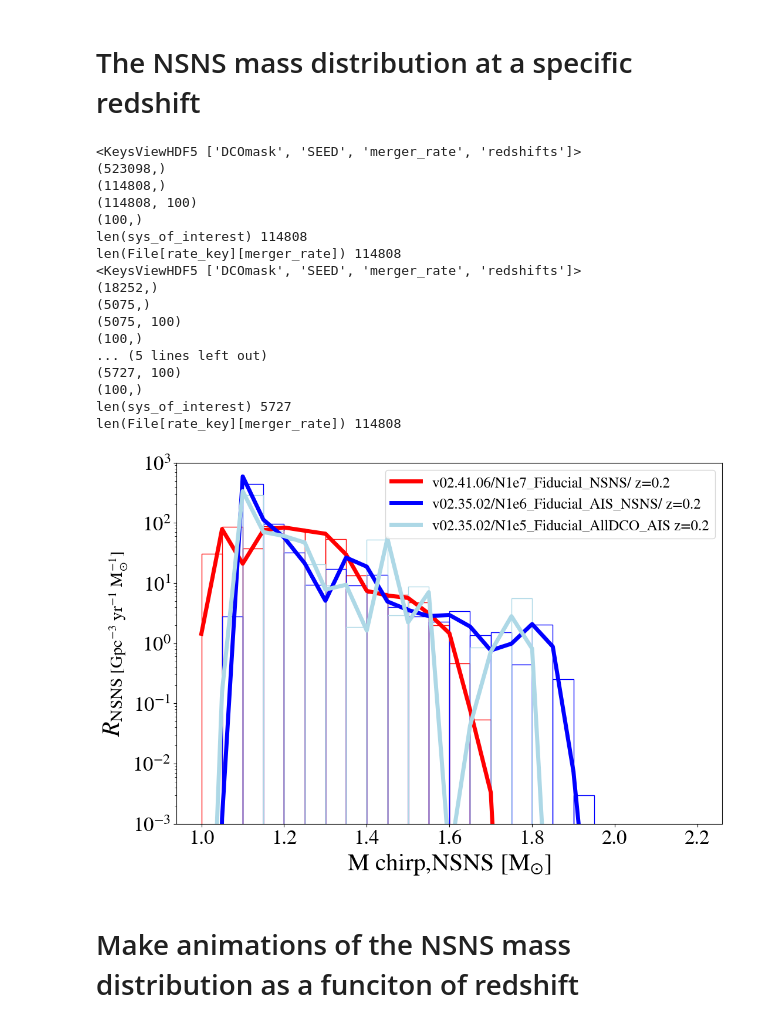
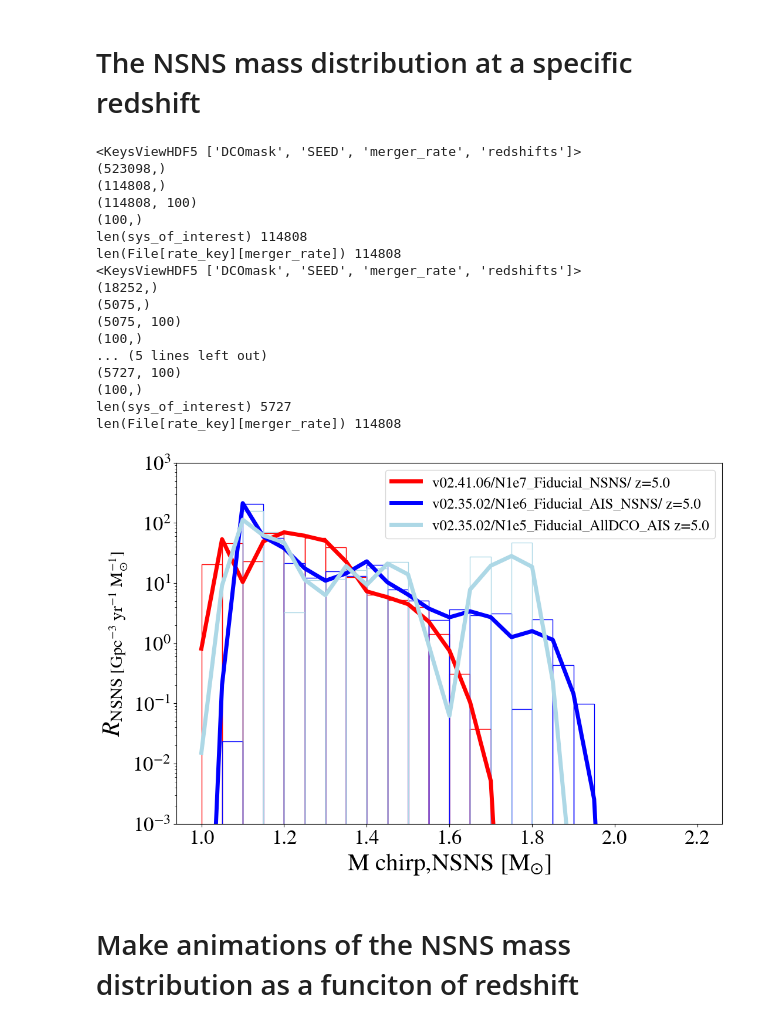
Before and after one commit to LiekeVanSon/NSNS_masses, a Jupyter notebook: code/InspectRates.ipynb, the cells around one changed output. Drawn from its saved outputs; the diff is of its cells as text; code cells hidden in the pictures.

```diff
--- a/code/InspectRates.ipynb
+++ b/code/InspectRates.ipynb
@@ -47,7 +47,7 @@ normalize_by_peak = False # normalize the histogram?
 bootstrap         = False # bootstrap the histogram to get sampling noise?
 bootstraps        = 10   # number of bootstraps to do
 logx              = False # plot the log of the x-axis?
-redshift_interest  = 0.2
+redshift_interest  = 5
 ####################################
 
 
@@ -166,34 +166,34 @@ for v_i, variation in enumerate(['v02.41.06/N1e7_Fiducial_NSNS/', 'v02.35.02/N1e
     ax.plot(x_KDE, KDEy_vals, label=f'{variation} z={np.round(redshifts[redshift_i],2)}' , color=hist_colors[v_i], lw=5)
 
 # Set the axis labels and limits
 ax.set_xlabel(f'M {mass_key},NSNS '+ '$[\mathrm{M_{\odot}} ]$', fontsize=30)
 ax.set_ylabel('$R_{\mathrm{NSNS} \ \mathrm{[Gpc^{-3} \ yr^{-1} \ M_{\odot}^{-1}}]}$', fontsize=30)
 ax.set_yscale('log')
 ax.set_ylim(1e-3, 1e3)
 ax.legend(fontsize = 18)
 
 plt.savefig(f'../CompareNSNS_mass_dist_z_{redshift_interest}.png')
 # Show the plot
 plt.show()
 # %% [output]
 <KeysViewHDF5 ['DCOmask', 'SEED', 'merger_rate', 'redshifts']>
 (523098,)
 (114808,)
 (114808, 100)
 (100,)
 len(sys_of_interest) 114808
 len(File[rate_key][merger_rate]) 114808
 <KeysViewHDF5 ['DCOmask', 'SEED', 'merger_rate', 'redshifts']>
 (18252,)
 (5075,)
 (5075, 100)
 (100,)
 ... (5 lines left out)
 (5727, 100)
 (100,)
 len(sys_of_interest) 5727
 len(File[rate_key][merger_rate]) 114808
-[figure, old version]
+[figure, new version]
 # %% [markdown]
 # Make animations of the NSNS mass distribution as a funciton of redshift
 # %%
```
Also changed, not shown: 11 other files.
